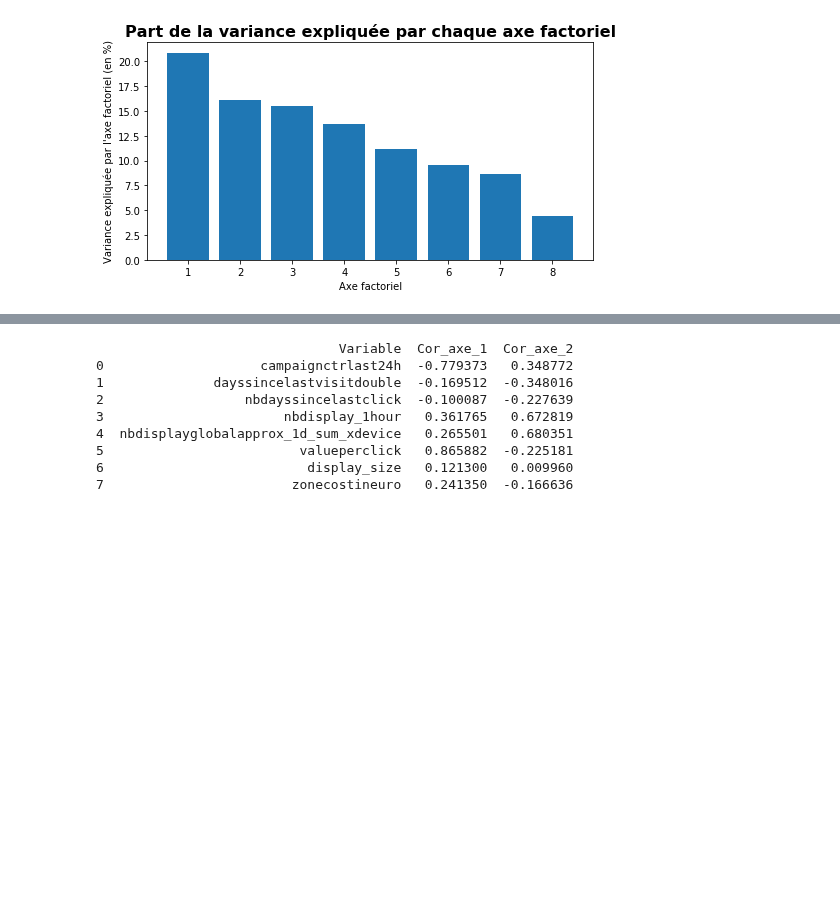
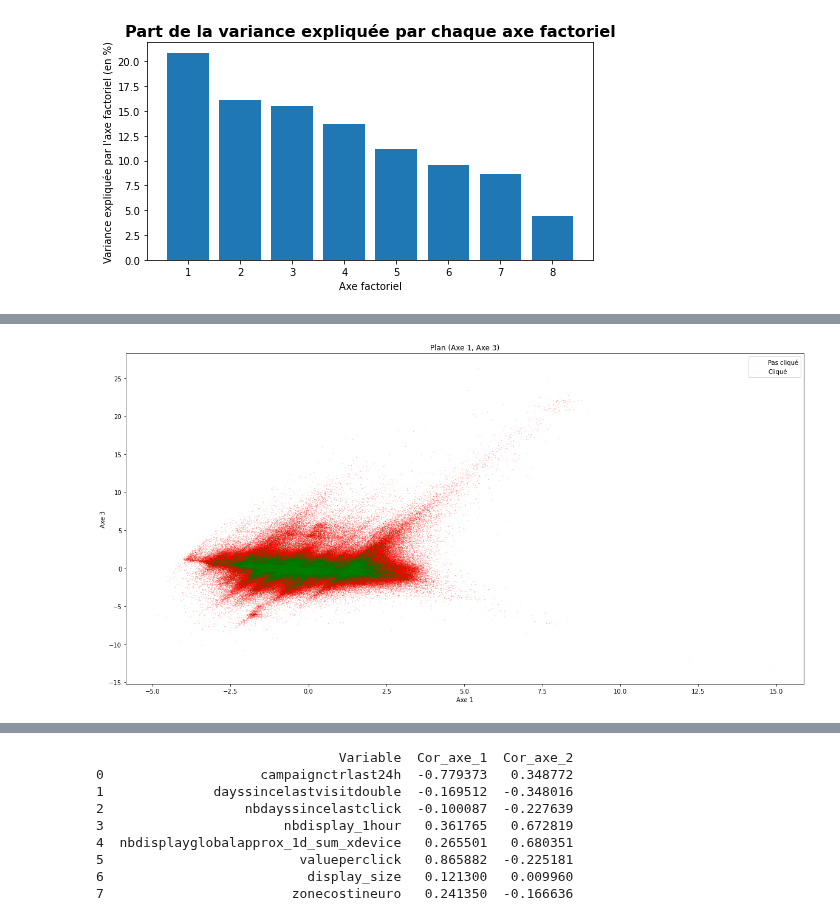
Before and after one commit to baptiste-pasquier/statapp, a Jupyter notebook: acp.ipynb, the cells around one changed output, grey strips where cells are left out. Saved outputs shown, nothing was run; the diff lists cells and outputs as text; code cells hidden in the pictures; blank space fills up the shorter version.

```diff
--- a/acp.ipynb
+++ b/acp.ipynb
@@ -143,10 +143,14 @@ plt.close()
 # %%
+plt.figure(figsize=(20,10))
 plt.plot(coord_1_not_cliqued, coord_3_not_cliqued, '.', color='r', linestyle="None", markersize=0.2)
 plt.plot(coord_1_cliqued, coord_3_cliqued, '.', color='g', linestyle="None", markersize=0.2)
 plt.xlabel('Axe 1')
 plt.ylabel('Axe 3')
 plt.title('Plan (Axe 1, Axe 3)')
 plt.legend(['Pas cliqué', 'Cliqué'])
-plt.savefig('plan_axe1_axe3.png', dpi = 500, bbox_inches='tight', figsize=(10,6))
-plt.close()
+# plt.savefig('plan_axe1_axe3.png', dpi = 500, bbox_inches='tight', figsize=(10,6))
+# plt.close()
+plt.show()
+# %% [output]
+[figure, added]
 # %%
```
Also changed, not shown: parts of 7 cells of this notebook, 7 other files.
